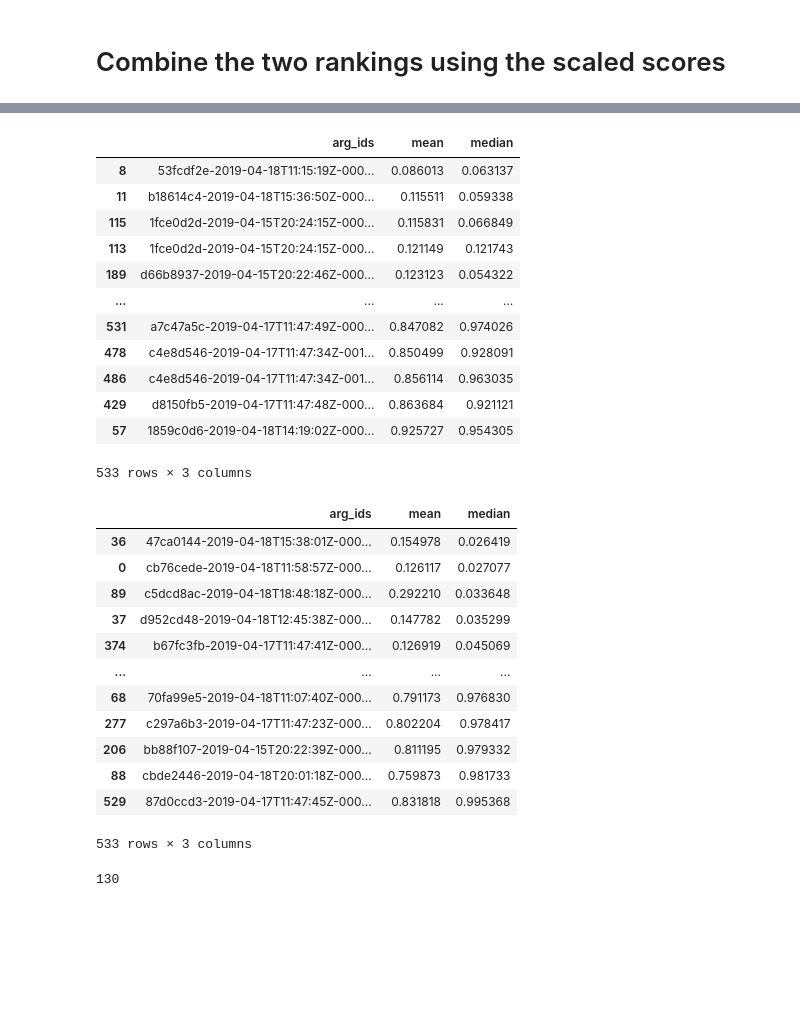
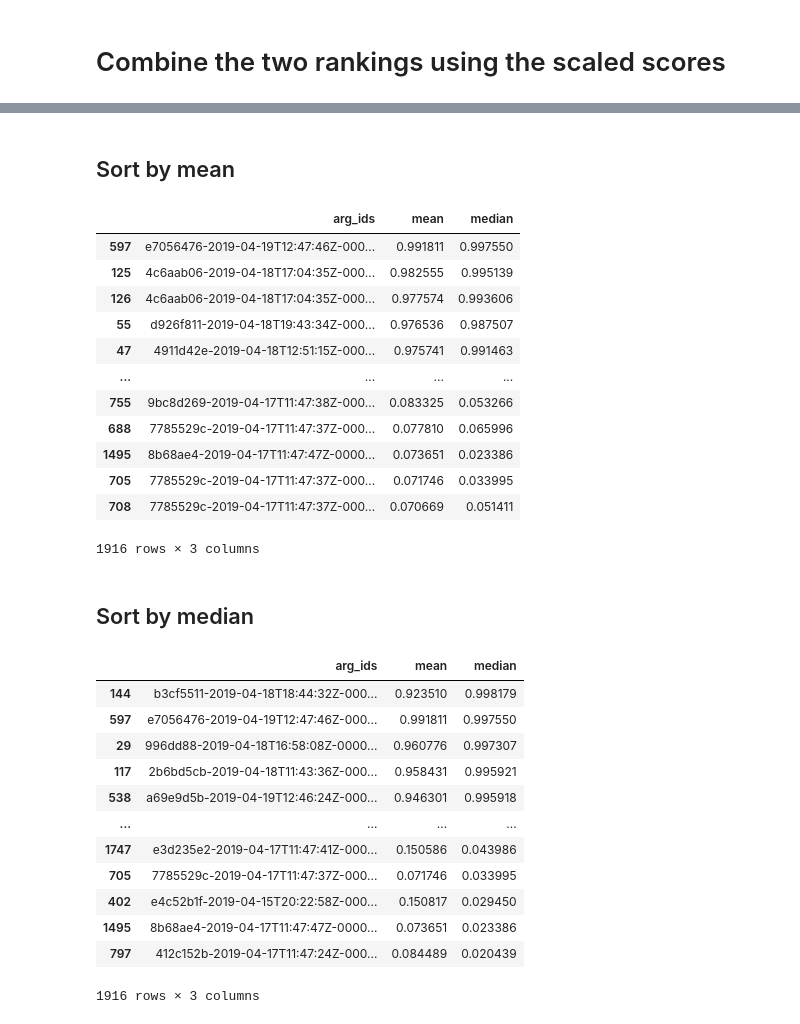
Before and after one commit to cakiki/informationretrieval, a Jupyter notebook: AllTogetherNow.ipynb, the cells around one changed output, grey strips where cells are left out. Cells and saved outputs as stored; diff of their text form; code cells hidden in the pictures; blank space fills up the shorter version.

```diff
--- a/AllTogetherNow.ipynb
+++ b/AllTogetherNow.ipynb
@@ -369,10 +411,13 @@ Wall time: 10min 46s
 %%time
 s = Search(using=es, index="arguments_index")
 s.query = Q('bool', should=[Q("match", text=query) for query in pplm_hallucinated], minimum_should_match=int(len(pplm_hallucinated)/2))
+s = s[:10000]
 response = s.execute()
 pplm_set = set()
 pplm_dic = {}
 for hit in response:
     pplm_set.add(hit.meta.id)
     pplm_dic[hit.meta.id] =hit.meta.score
+for hit in response[:20]:
+    print(f"{hit.stance} ARGUMENT CONCLUSION: {hit.conclusion}")
 # %% [output]
@@ -421,0 +472,6 @@ for set_list in combinations([set_d_annoy, set_a_annoy, set_g_annoy, set_d_pq, s
+# %%
+all_sets = [set_d_annoy, set_a_annoy, set_g_annoy, set_d_pq, set_a_pq, set_g_pq, lm_set, mlm_set, pplm_set]
+L = len(all_sets)
+
+cartesian_up_to_L = [combination for r in range(L-5,L) for combination in combinations(all_sets,r+1)] # this returns a list of combinations of L-5 elements up the intersection of all L sets. 5 is a hyperparameter
+intersections = set.union(*[set.intersection(*thing) for thing in cartesian_up_to_L]) #This computes the intersection of every combination in that list then takes the union
@@ -434,7 +528,7 @@ db_rank = tf.saved_model.load(str(model_path))
 # %%
 %%time
 db_reranked = []
-for i, arg in return_args(k_intersection).iterrows():
+for i, arg in return_args(intersections).iterrows():
     tokenized = tokenizer.encode_plus(query, arg['text'], max_length=tokenizer.max_len, pad_to_max_length=True)
     i= tf.constant(tokenized['input_ids'], dtype=tf.int64)[None, :]
     m= tf.constant(tokenized['attention_mask'], dtype=tf.int64)[None, :]
@@ -484,7 +578,7 @@ INFO:absl:Downloaded TF-Hub Module 'https://tfhub.dev/google/universal-sentence-
 # %%
 %%time
 use_reranked = []
-for i, arg in return_args(k_intersection).iterrows():
+for i, arg in return_args(intersections).iterrows():
     q = query_embedder(tf.constant([query]))['outputs'].numpy()
     a = arg_embedder(input=tf.constant([arg['text']]), context=tf.constant([arg['conclusion']]))['outputs'].numpy()
     dp = np.dot(q.squeeze(),a.squeeze())
@@ -543,36 +637,36 @@ final_ranks
+# %% [markdown]
+## Sort by mean
 # %%
-final_ranks.sort_values(by='mean')
+final_ranks.sort_values(by='mean', ascending=False)
 # %% [output]
 |  | arg_ids | mean | median |
-| 8 | 53fcdf2e-2019-04-18T11:15:19Z-000... | 0.086013 | 0.063137 |
-| 11 | b18614c4-2019-04-18T15:36:50Z-000... | 0.115511 | 0.059338 |
-| 115 | 1fce0d2d-2019-04-15T20:24:15Z-000... | 0.115831 | 0.066849 |
-| 113 | 1fce0d2d-2019-04-15T20:24:15Z-000... | 0.121149 | 0.121743 |
-| 189 | d66b8937-2019-04-15T20:22:46Z-000... | 0.123123 | 0.054322 |
+| 597 | e7056476-2019-04-19T12:47:46Z-000... | 0.991811 | 0.997550 |
+| 125 | 4c6aab06-2019-04-18T17:04:35Z-000... | 0.982555 | 0.995139 |
+| 126 | 4c6aab06-2019-04-18T17:04:35Z-000... | 0.977574 | 0.993606 |
+| 55 | d926f811-2019-04-18T19:43:34Z-000... | 0.976536 | 0.987507 |
+| 47 | 4911d42e-2019-04-18T12:51:15Z-000... | 0.975741 | 0.991463 |
 | ... | ... | ... | ... |
-| 531 | a7c47a5c-2019-04-17T11:47:49Z-000... | 0.847082 | 0.974026 |
-| 478 | c4e8d546-2019-04-17T11:47:34Z-001... | 0.850499 | 0.928091 |
-| 486 | c4e8d546-2019-04-17T11:47:34Z-001... | 0.856114 | 0.963035 |
-| 429 | d8150fb5-2019-04-17T11:47:48Z-000... | 0.863684 | 0.921121 |
-| 57 | 1859c0d6-2019-04-18T14:19:02Z-000... | 0.925727 | 0.954305 |
+| 755 | 9bc8d269-2019-04-17T11:47:38Z-000... | 0.083325 | 0.053266 |
+| 688 | 7785529c-2019-04-17T11:47:37Z-000... | 0.077810 | 0.065996 |
+| 1495 | 8b68ae4-2019-04-17T11:47:47Z-0000... | 0.073651 | 0.023386 |
+| 705 | 7785529c-2019-04-17T11:47:37Z-000... | 0.071746 | 0.033995 |
+| 708 | 7785529c-2019-04-17T11:47:37Z-000... | 0.070669 | 0.051411 |
-533 rows × 3 columns
+1916 rows × 3 columns
+# %% [markdown]
+## Sort by median
 # %%
-final_ranks.sort_values(by='median')
+final_ranks.sort_values(by='median', ascending=False)
 # %% [output]
 |  | arg_ids | mean | median |
-| 36 | 47ca0144-2019-04-18T15:38:01Z-000... | 0.154978 | 0.026419 |
-| 0 | cb76cede-2019-04-18T11:58:57Z-000... | 0.126117 | 0.027077 |
-| 89 | c5dcd8ac-2019-04-18T18:48:18Z-000... | 0.292210 | 0.033648 |
-| 37 | d952cd48-2019-04-18T12:45:38Z-000... | 0.147782 | 0.035299 |
-| 374 | b67fc3fb-2019-04-17T11:47:41Z-000... | 0.126919 | 0.045069 |
+| 144 | b3cf5511-2019-04-18T18:44:32Z-000... | 0.923510 | 0.998179 |
+| 597 | e7056476-2019-04-19T12:47:46Z-000... | 0.991811 | 0.997550 |
+| 29 | 996dd88-2019-04-18T16:58:08Z-0000... | 0.960776 | 0.997307 |
+| 117 | 2b6bd5cb-2019-04-18T11:43:36Z-000... | 0.958431 | 0.995921 |
+| 538 | a69e9d5b-2019-04-19T12:46:24Z-000... | 0.946301 | 0.995918 |
 | ... | ... | ... | ... |
-| 68 | 70fa99e5-2019-04-18T11:07:40Z-000... | 0.791173 | 0.976830 |
-| 277 | c297a6b3-2019-04-17T11:47:23Z-000... | 0.802204 | 0.978417 |
-| 206 | bb88f107-2019-04-15T20:22:39Z-000... | 0.811195 | 0.979332 |
-| 88 | cbde2446-2019-04-18T20:01:18Z-000... | 0.759873 | 0.981733 |
-| 529 | 87d0ccd3-2019-04-17T11:47:45Z-000... | 0.831818 | 0.995368 |
+| 1747 | e3d235e2-2019-04-17T11:47:41Z-000... | 0.150586 | 0.043986 |
+| 705 | 7785529c-2019-04-17T11:47:37Z-000... | 0.071746 | 0.033995 |
+| 402 | e4c52b1f-2019-04-15T20:22:58Z-000... | 0.150817 | 0.029450 |
+| 1495 | 8b68ae4-2019-04-17T11:47:47Z-0000... | 0.073651 | 0.023386 |
+| 797 | 412c152b-2019-04-17T11:47:24Z-000... | 0.084489 | 0.020439 |
-533 rows × 3 columns
+1916 rows × 3 columns
-# %%
-sum(use_reranked['relevance'] < -0.5)
-# %% [output]
-130
```
Also changed, not shown: parts of 42 cells of this notebook, 1 other file.
